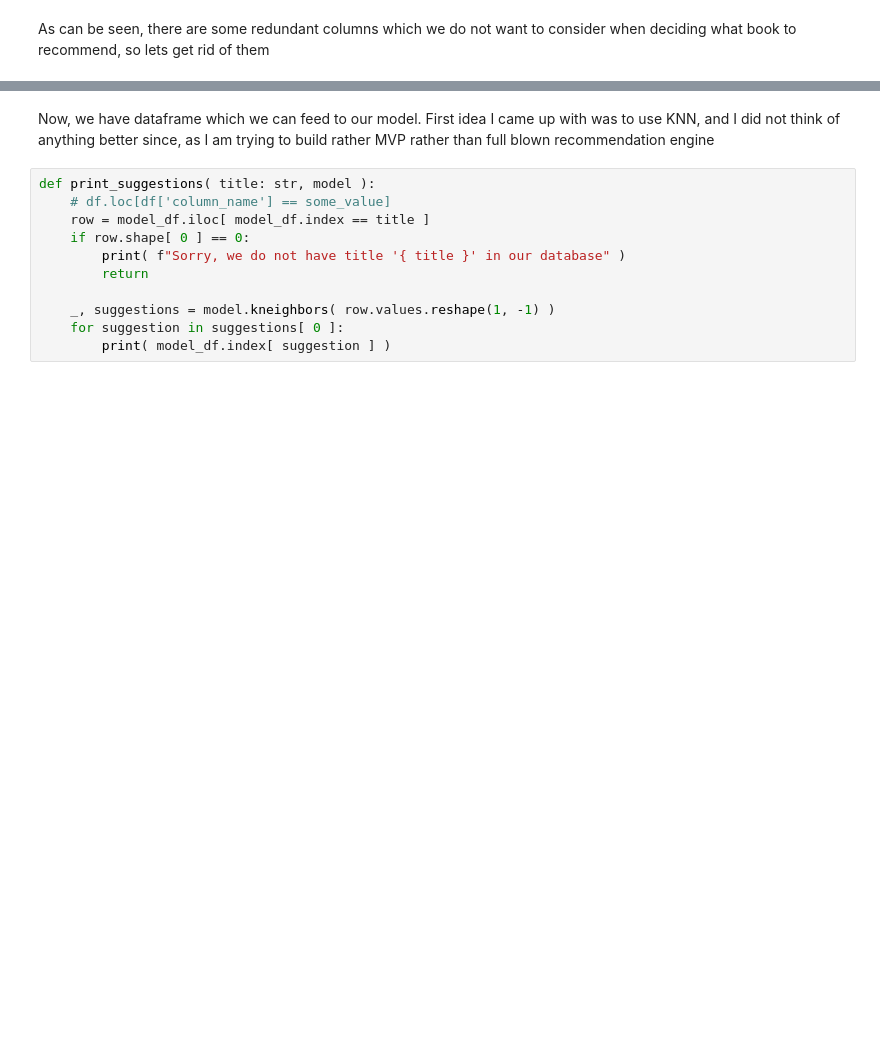
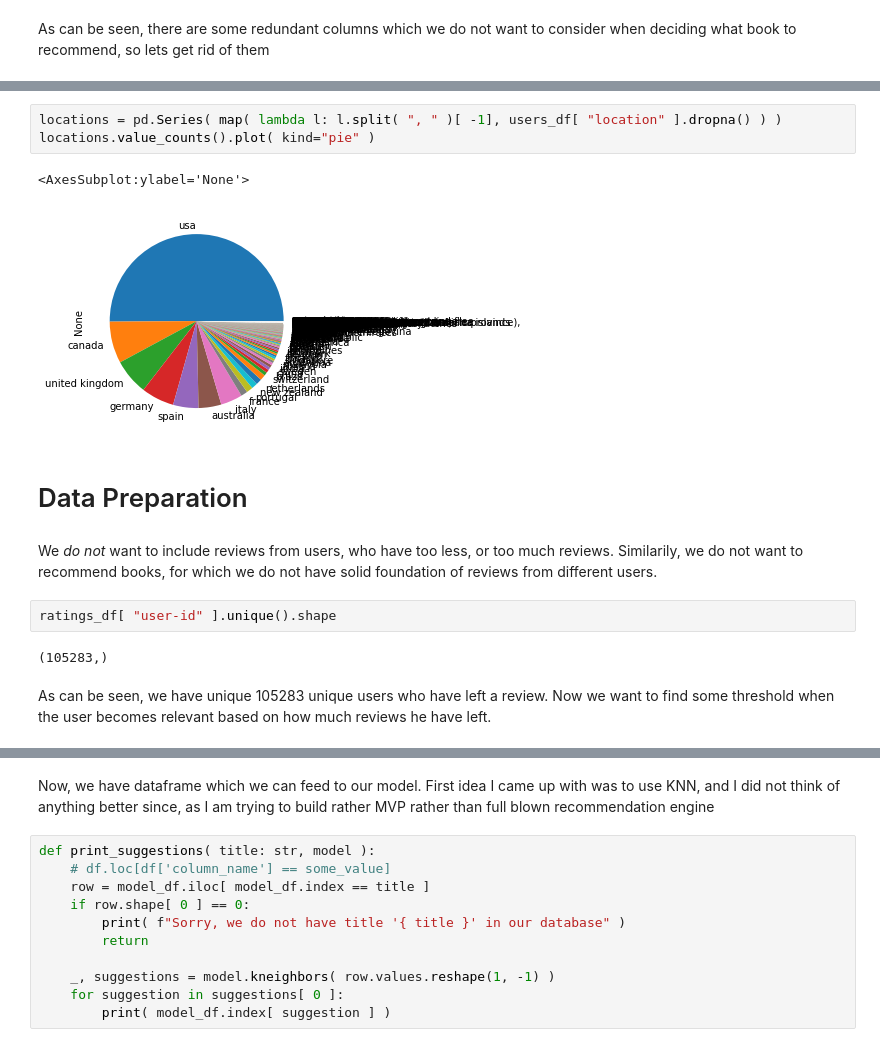
Before and after one commit to krebso/book-recommendation, a Jupyter notebook: book_recommendation.ipynb, the cells around one changed output, grey strips where cells are left out. Saved outputs shown, nothing was run; the diff lists cells and outputs as text; blank space fills up the shorter version.

```diff
--- a/book_recommendation.ipynb
+++ b/book_recommendation.ipynb
@@ -205,0 +68,16 @@ Index([''Salem's Lot', '10 Lb. Penalty', '16 Lighthouse Road', '1984',
+# %%
+locations = pd.Series( map( lambda l: l.split( ", " )[ -1], users_df[ "location" ].dropna() ) )
+locations.value_counts().plot( kind="pie" )
+# %% [output]
+<AxesSubplot:ylabel='None'>
+[figure, added]
+# %% [markdown]
+# Data Preparation
+# %% [markdown]
+We _do not_ want to include reviews from users, who have too less, or too much reviews. Similarily, we do not want to recommend books, for which we do not have solid foundation of reviews from different users.
+# %%
+ratings_df[ "user-id" ].unique().shape
+# %% [output]
+(105283,)
+# %% [markdown]
+As can be seen, we have unique 105283 unique users who have left a review. Now we want to find some threshold when the user becomes relevant based on how much reviews he have left.
```
Also changed, not shown: parts of 51 cells of this notebook.
